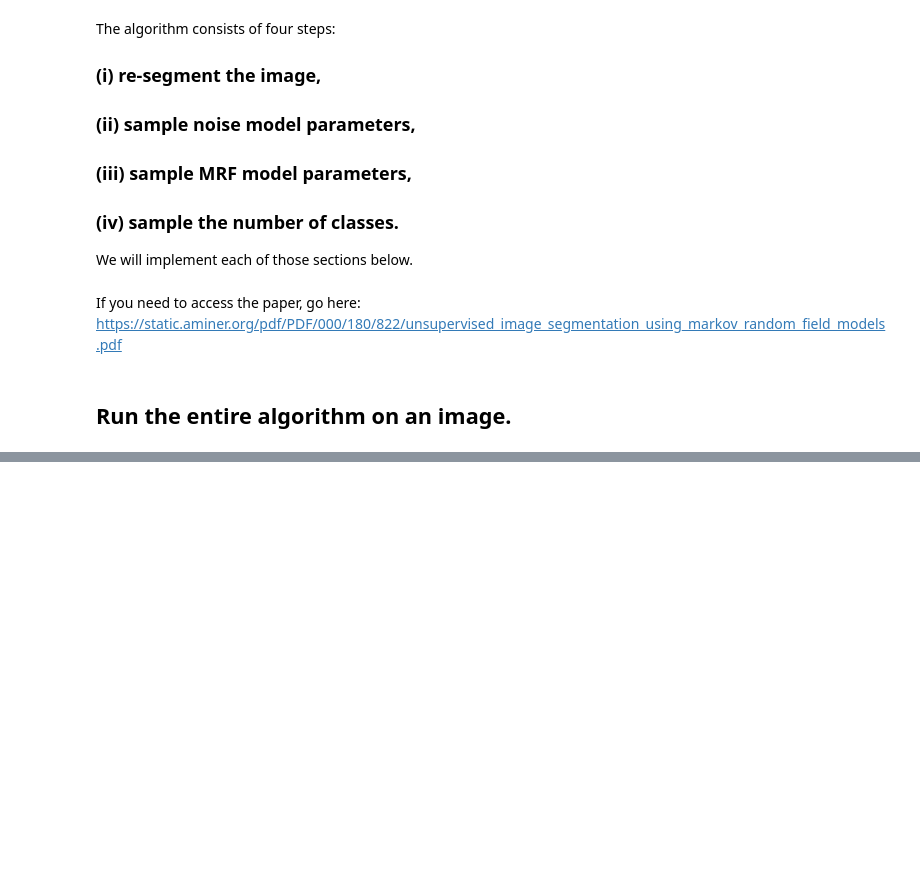
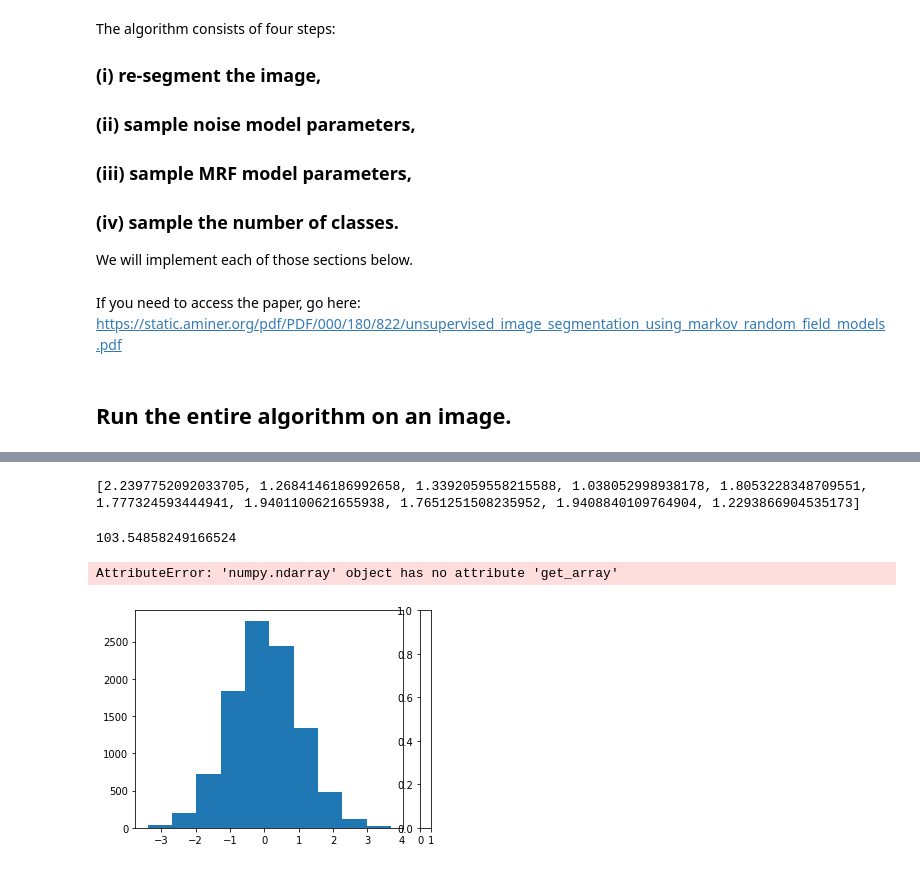
Before and after one commit to paskett/mrf-unsupervised-image-segmentation, a Jupyter notebook: Taylor_Working_NB.ipynb, the cells around one changed output, grey strips where cells are left out. Drawn from its saved outputs; the diff is of its cells as text; code cells hidden in the pictures; blank space fills up the shorter version.

```diff
--- a/Taylor_Working_NB.ipynb
+++ b/Taylor_Working_NB.ipynb
@@ -117,0 +147,17 @@ def sample_num_classes():
+# %%
+img_c = Y.reshape(-1)[np.where(X.reshape(-1) == 0)]
+img_c = np.random.uniform(0, 1, 10)
+acceptance_ratio(img_c, (.3, .015, 1600), (.3, .01, 1600), 1)
+# %% [output]
+[2.2397752092033705, 1.2684146186992658, 1.3392059558215588, 1.038052998938178, 1.8053228348709551, 1.777324593444941, 1.9401100621655938, 1.7651251508235952, 1.9408840109764904, 1.2293866904535173]
+103.54858249166524
+# %%
+
+X = np.random.normal(0,1,(100,100))
+# %%
+plt.hist(X.flatten())
+plt.colorbar(X.flatten())
+plt.show()
+# %% [output]
+AttributeError: 'numpy.ndarray' object has no attribute 'get_array'
+[figure, added]
```
Also changed, not shown: parts of 5 cells of this notebook, 4 other files.
